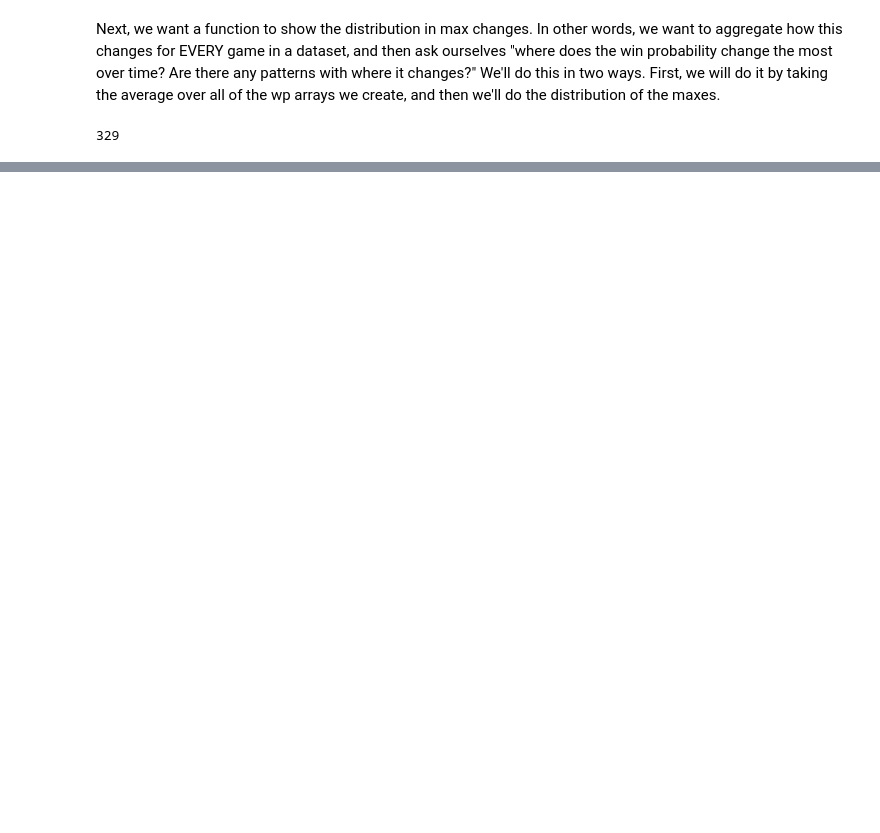
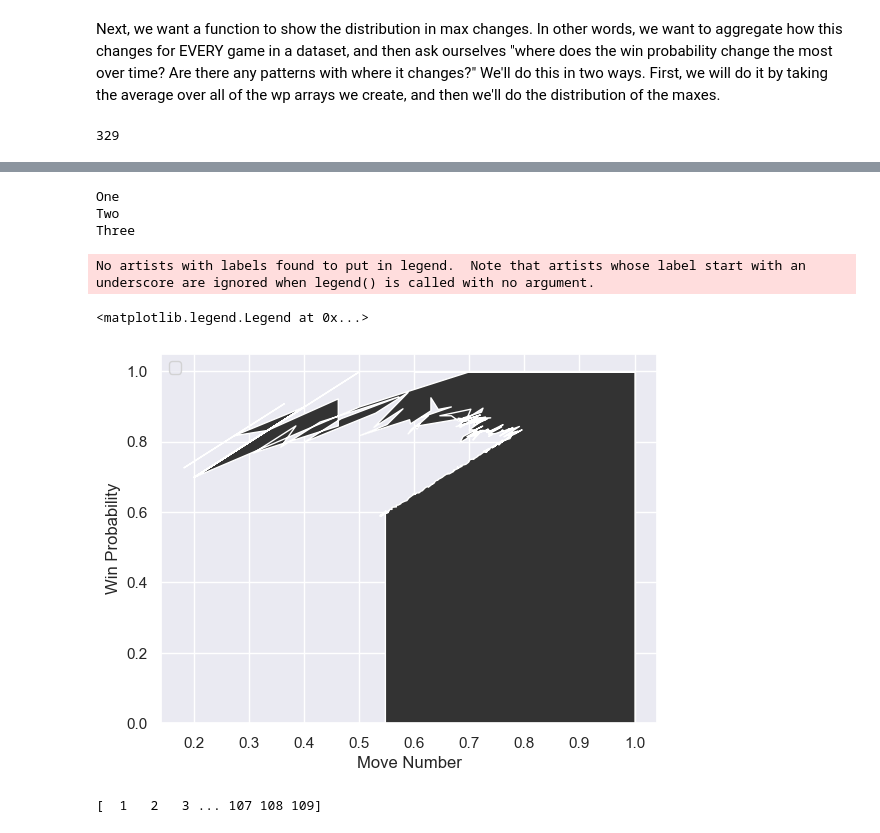
Before and after one commit to piercingecho/chess-win-probability-modeling, a Jupyter notebook: any_move_winprob.ipynb, the cells around one changed output, grey strips where cells are left out. Saved outputs shown, nothing was run; the diff lists cells and outputs as text; code cells hidden in the pictures; blank space fills up the shorter version.

```diff
--- a/any_move_winprob.ipynb
+++ b/any_move_winprob.ipynb
@@ -866,0 +1014,29 @@ Text(0.5, 1.0, 'Distribution of Winprob Changing Throughout Games')
+# %%
+accuracy_per_move = getYesNoAccuracyPerMove(logreg_model2, scaler2, valid_noMoveNumberInteractions, y_validPerMove)
+print("One")
+num_games_for_each_move_num = getNumberOfGamesWithThisManyMoves(valid_noMoveNumberInteractions)
+print("Two")
+error_lowers, error_uppers = getBootstrapErrors(accuracy_per_move, num_games_for_each_move_num)
+print("Three")
+# %% [output]
+One
+Two
+Three
+# %%
+sns.set_theme(palette=None)
+color_map = ['#333', '#777']
+plt.stackplot(error_lowers,
+                error_uppers,
+                colors=color_map)
+
+plt.xlabel('Move Number')
+plt.ylabel('Win Probability')
+plt.legend(loc='upper left')
+# %% [output]
+No artists with labels found to put in legend.  Note that artists whose label start with an underscore are ignored when legend() is called with no argument.
+<matplotlib.legend.Legend at 0x...>
+[figure, added]
+# %%
+print(valid_noMoveNumberInteractions.loc[:,'MoveNumber'].values)
+# %% [output]
+[  1   2   3 ... 107 108 109]
```
Also changed, not shown: parts of 18 cells of this notebook.
